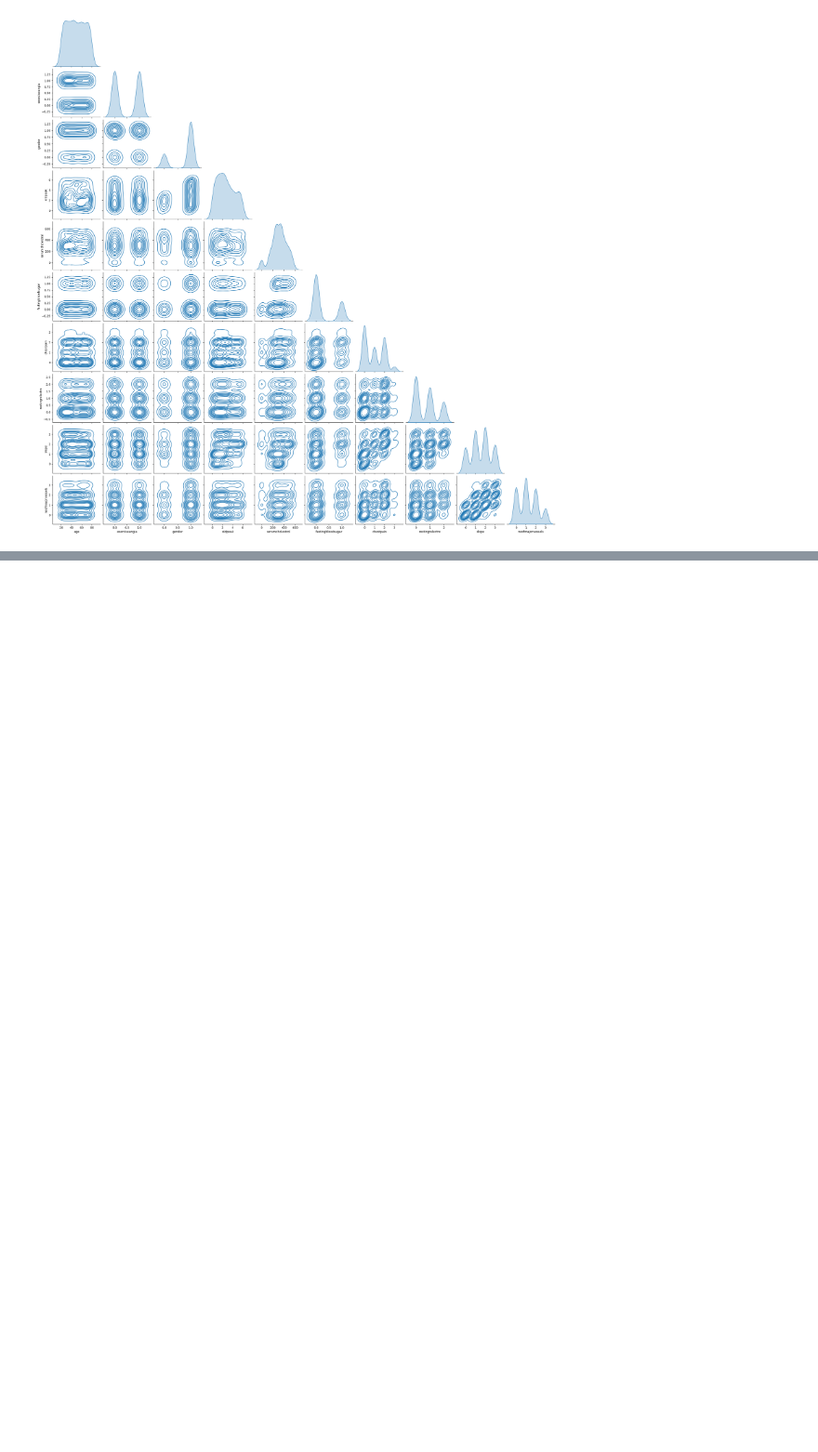
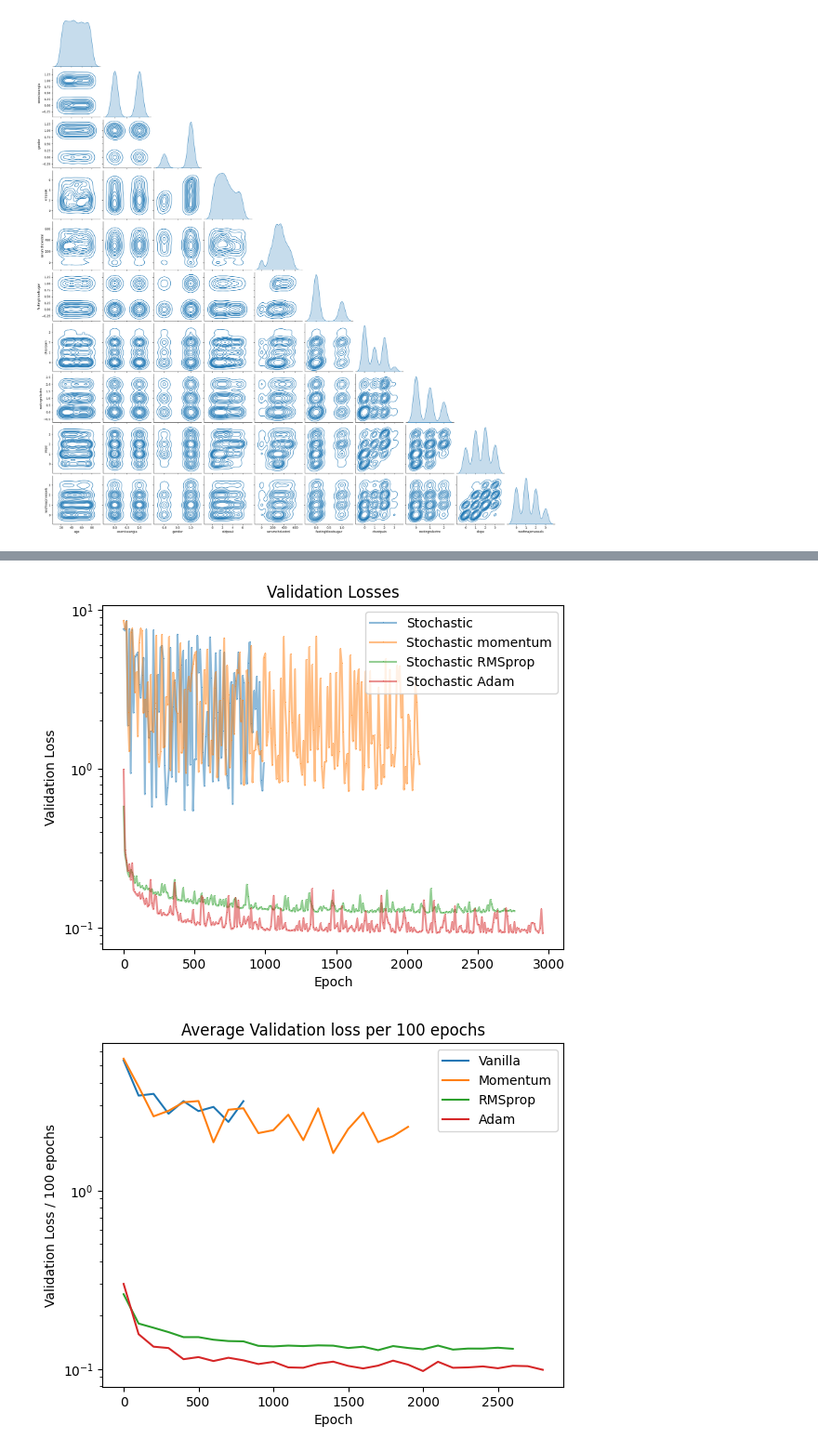
Before and after one commit to csch7/CSCI-4170, a Jupyter notebook: Homework-01/Logistic_Regression.ipynb, the cells around one changed output, grey strips where cells are left out. Shown at 93% size. Drawn from its saved outputs; the diff is of its cells as text; code cells hidden in the pictures; blank space fills up the shorter version.

```diff
--- a/Homework-01/Logistic_Regression.ipynb
+++ b/Homework-01/Logistic_Regression.ipynb
@@ -181,0 +470,60 @@ for i in range(10):
+# %%
+plt.plot(np.arange(0, np.shape(val_losses_stoch)[0]*10, 10), val_losses_stoch, label="Stochastic", marker=",", alpha=0.5)
+plt.plot(np.arange(0, np.shape(val_losses_mom)[0]*10, 10), val_losses_mom, label="Stochastic momentum", marker=",", alpha=0.5)
+plt.plot(np.arange(0, np.shape(val_losses_RMS)[0]*10, 10), val_losses_RMS, label="Stochastic RMSprop", marker=",", alpha=0.5)
+plt.plot(np.arange(0, np.shape(val_losses_adam)[0]*10, 10), val_losses_adam, label="Stochastic Adam", marker=",", alpha=0.5)
+plt.legend()
+plt.title("Validation Losses")
+plt.yscale("log")
+plt.xlabel("Epoch")
+plt.ylabel("Validation Loss")
+plt.show()
+
+
+
+avg_losses_stoch = np.array([np.mean(val_losses_stoch[i-10:i]) for i in range(10, len(val_losses_stoch), 10)])
+avg_losses_mom = np.array([np.mean(val_losses_mom[i-10:i]) for i in range(10, len(val_losses_mom), 10)])
+avg_losses_rms = np.array([np.mean(val_losses_RMS[i-10:i]) for i in range(10, len(val_losses_RMS), 10)])
+avg_losses_adam = np.array([np.mean(val_losses_adam[i-10:i]) for i in range(10, len(val_losses_adam), 10)])
+plt.plot(np.arange(0, len(avg_losses_stoch)*100, 100), avg_losses_stoch, label="Vanilla")
+plt.plot(np.arange(0, len(avg_losses_mom)*100, 100), avg_losses_mom, label="Momentum")
+plt.plot(np.arange(0, len(avg_losses_rms)*100, 100), avg_losses_rms, label="RMSprop")
+plt.plot(np.arange(0, len(avg_losses_adam)*100, 100), avg_losses_adam, label="Adam")
+plt.title("Average Validation loss per 100 epochs")
+plt.ylabel("Validation Loss / 100 epochs")
+plt.xlabel("Epoch")
+plt.yscale("log")
+plt.legend()
+plt.show()
+
+
+
+plt.plot(np.arange(0, len(lossesStoch)), lossesStoch, label="Vanilla", alpha=0.5)
+plt.plot(np.arange(0, len(lossesMom)), lossesMom, label="Momentum", alpha=0.5)
+plt.plot(np.arange(0, len(lossesRMS)), lossesRMS, label="RMSprop", alpha=0.5)
+plt.plot(np.arange(0, len(lossesAdam)), lossesAdam, label="Adam", alpha=0.5)
+plt.title("Training Losses")
+plt.ylabel("Loss")
+plt.xlabel("Epoch")
+plt.legend()
+plt.show()
+
+
+
+avg_losses_stoch = np.array([np.mean(lossesStoch[i-100:i]) for i in range(100, len(lossesStoch), 100)])
+avg_losses_mom = np.array([np.mean(lossesMom[i-100:i]) for i in range(100, len(lossesMom), 100)])
+avg_losses_rms = np.array([np.mean(lossesRMS[i-100:i]) for i in range(100, len(lossesRMS), 100)])
+avg_losses_adam = np.array([np.mean(lossesAdam[i-100:i]) for i in range(100, len(lossesAdam), 100)])
+plt.plot(np.arange(0, len(avg_losses_stoch)*100, 100), avg_losses_stoch, label="Vanilla")
+plt.plot(np.arange(0, len(avg_losses_mom)*100, 100), avg_losses_mom, label="Momentum")
+plt.plot(np.arange(0, len(avg_losses_rms)*100, 100), avg_losses_rms, label="RMSprop")
+plt.plot(np.arange(0, len(avg_losses_adam)*100, 100), avg_losses_adam, label="Adam")
+plt.title("Average training loss per 100 epochs")
+plt.ylabel("Loss / 100 epochs")
+plt.xlabel("Epoch")
+plt.yscale("log")
+plt.legend()
+plt.show()
+# %% [output]
+[figure, added]
+[figure, added]
```
Also changed, not shown: parts of 22 cells of this notebook.
